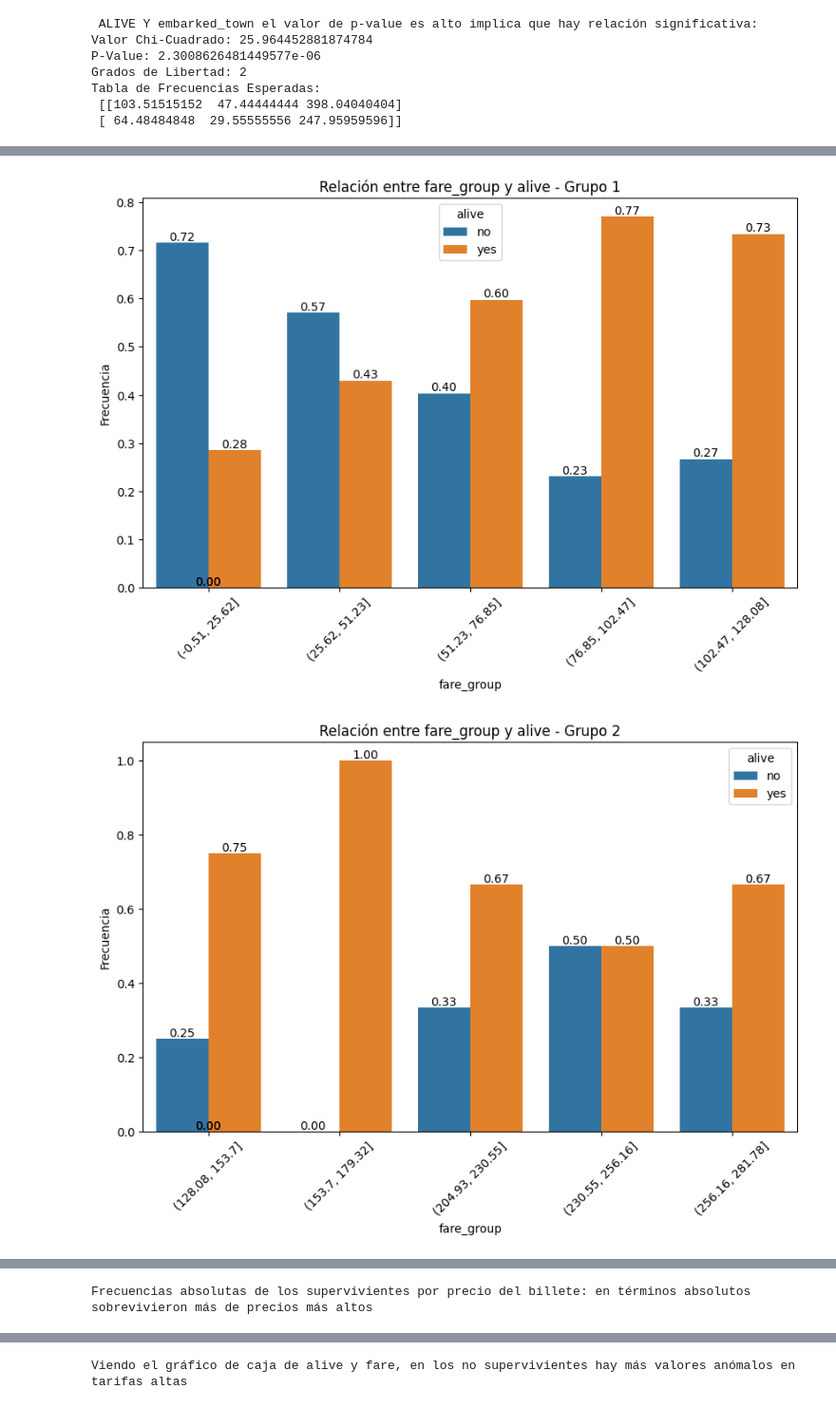
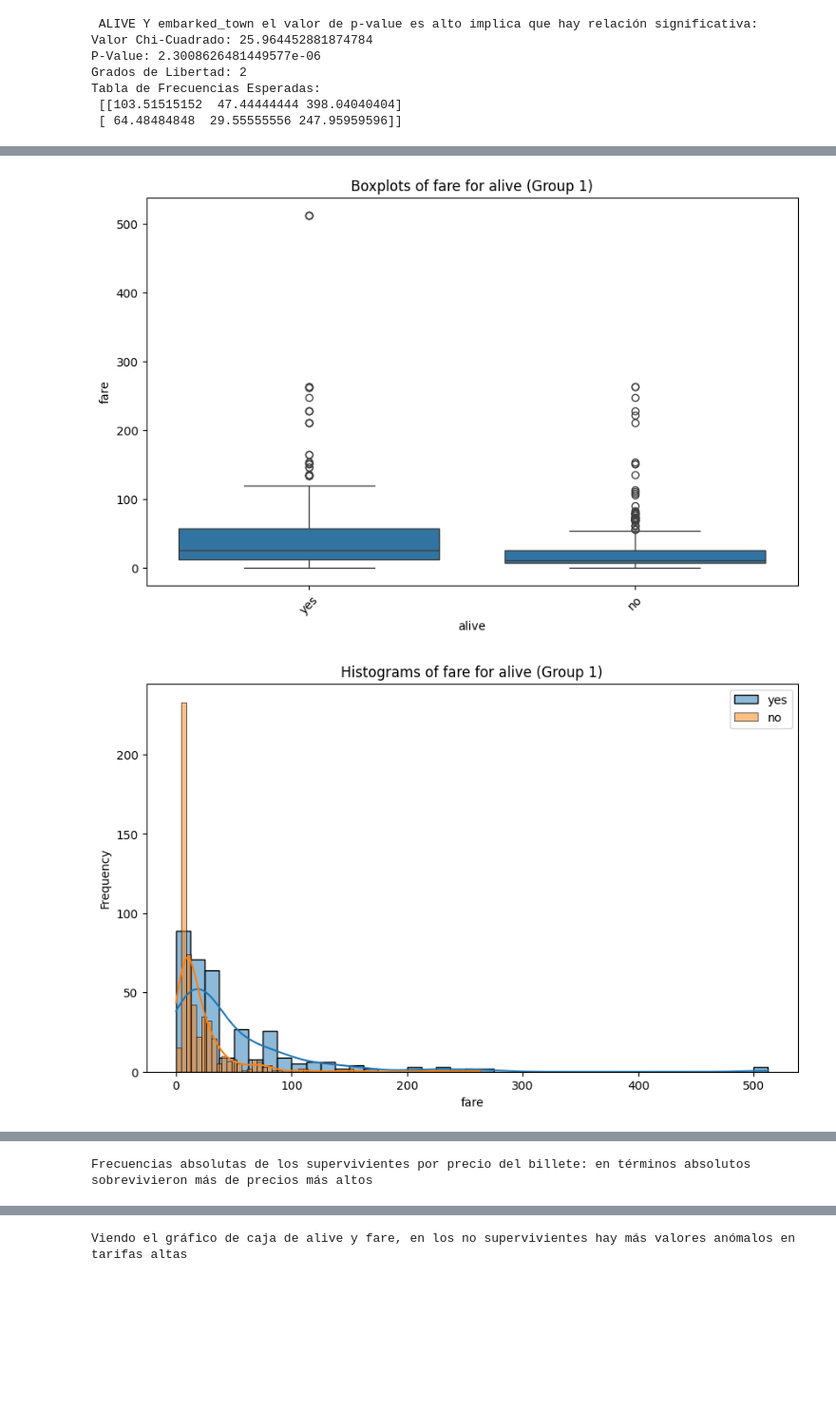
Before and after one commit to MariaRepository/ONLINE_DS_THEBRIDGE_MariaFernandez, a Jupyter notebook: 03_Analisis_de_Datos/Sprint_07/Unidad_02/Practica_Obligatoria/18_Practica_Obligatoria_Multivariante.ipynb, the cells around one changed output, grey strips where cells are left out. Shown at 95% size. Drawn from its saved outputs; the diff is of its cells as text; code cells hidden in the pictures; blank space fills up the shorter version.

```diff
--- a/03_Analisis_de_Datos/Sprint_07/Unidad_02/Practica_Obligatoria/18_Practica_Obligatoria_Multivariante.ipynb
+++ b/03_Analisis_de_Datos/Sprint_07/Unidad_02/Practica_Obligatoria/18_Practica_Obligatoria_Multivariante.ipynb
@@ -246,7 +265,10 @@ Tabla de Frecuencias Esperadas:
 # %%
 #4. ¿Qué relación hay entre el precio del pasaje y la supervivencia/fallecimiento?
 
-from bootcampviztools import plot_categorical_relationship_fin
+from bootcampviztools import plot_categorical_relationship_fin,plot_grouped_boxplots, plot_grouped_histograms
+#corrección del profesor (esto y mannwhitneyu)
+plot_grouped_boxplots(df_titanic_ajust,"alive","fare")
+plot_grouped_histograms(df_titanic_ajust,"alive","fare", group_size=2)
 
 # Agrupar los datos de "fare" en intervalos más grandes
 import numpy as np
@@ -255,32 +277,32 @@ df_titanic_ajust['fare_group'] = pd.cut(df_titanic_ajust['fare'], bins=20, preci
 
 # Graficar la relación
 plot_categorical_relationship_fin(df_titanic_ajust, "fare_group", "alive", relative_freq=True, show_values=True)
 
 
 #Como no ha salido ordenado primero ordenamos el df por fare
 df_titanic_ajust = df_titanic_ajust.sort_values(by='fare')
 
 
 print(f"Frecuencias absolutas de los supervivientes por precio del billete: en términos absolutos sobrevivieron más de precios más altos")
 plot_categorical_relationship_fin(df_titanic_ajust, "fare_group", "alive", relative_freq=False, show_values=False, size_group = 500)
 
 
 print(f"Frecuencias relativas de los supervivientes por precio del billete: en términos relativos sobrevivieron más de precios más altos")
 plot_categorical_relationship_fin(df_titanic_ajust, "fare_group", "alive", relative_freq=True, show_values=False, size_group = 500)
 
 print(f"Relación estadística entre el  precio del billete y la supervivencia se observa que sobrevivieron más quien pasó más, que debería tratarse de personas de primera")
 plot_categorical_relationship_fin(df_titanic_ajust, "fare_group","alive", relative_freq = True, show_values = True)
 
 
 print(F"P value entre fare y alive es alto por lo que hay relación")
 from scipy.stats import mannwhitneyu
 # Separamos por tipo de respuesta a alive
 grupo_a = df_titanic_ajust.loc[df_titanic_ajust.alive == "yes"]["fare"]
 grupo_b = df_titanic_ajust.loc[df_titanic_ajust.alive == "no"]["fare"]
 # Aplicamos test
 u_stat, p_valor = mannwhitneyu(grupo_a, grupo_b)
 print("Estadístico U:", u_stat)
 print("Valor p:", p_valor)
 # %% [output]
-[figure, old version]
+[figure, new version]
-[figure, old version]
+[figure, new version]
```
Also changed, not shown: parts of 15 cells of this notebook, 21 other files.
